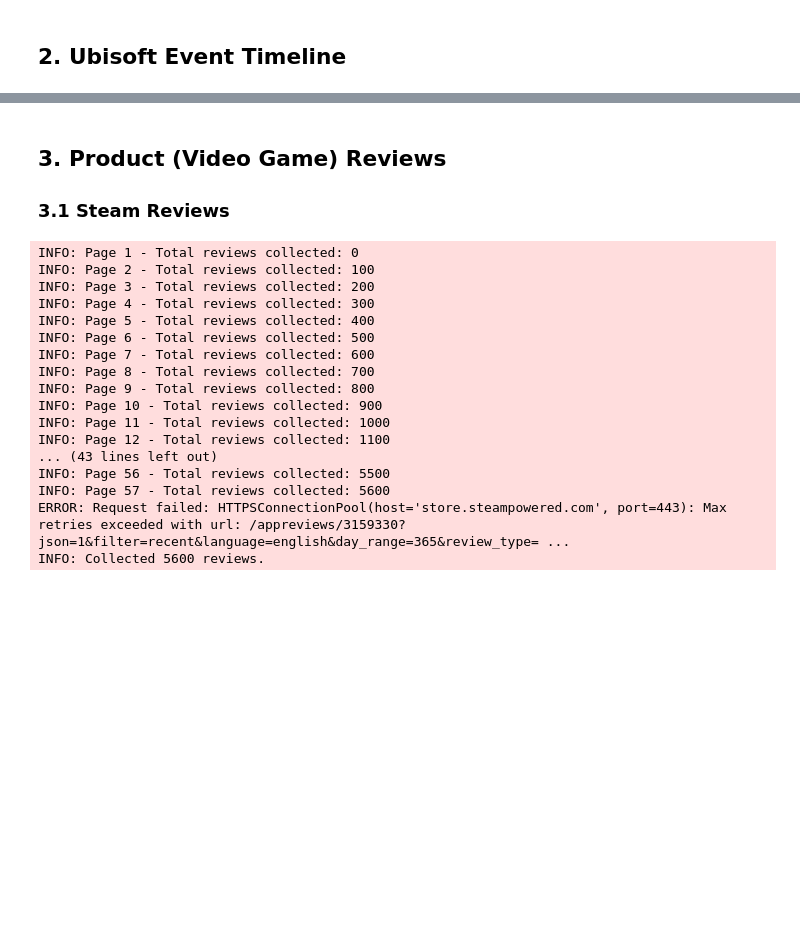
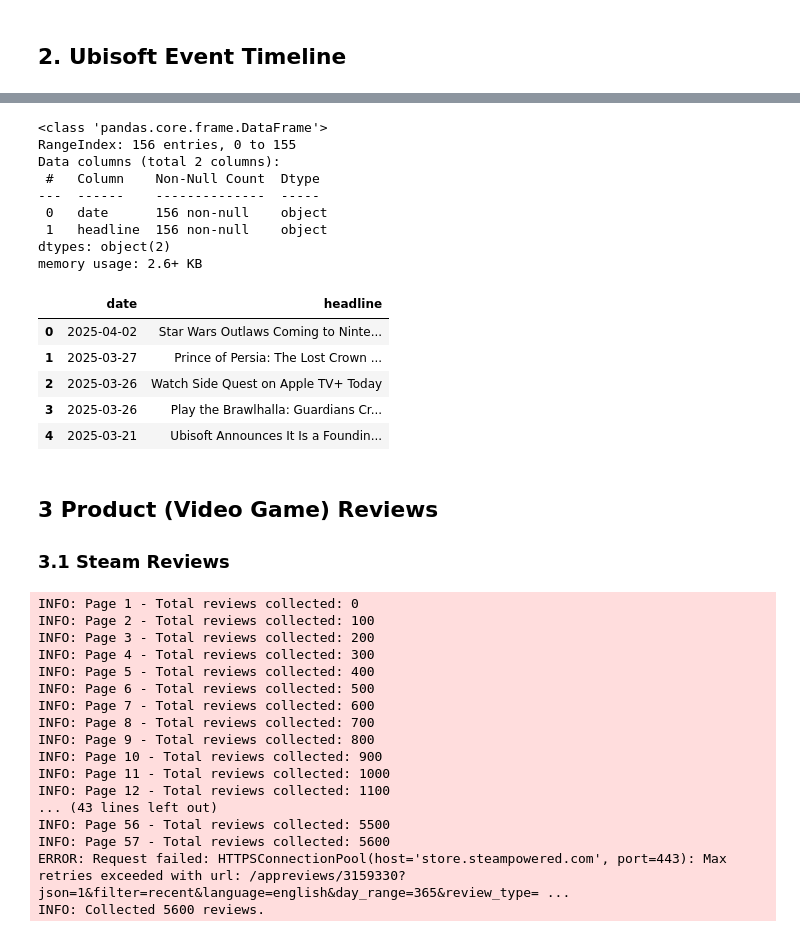
Before and after one commit to SherlockPJR/UCL_MSIN0166_Data_Eng_Individual, a Jupyter notebook: data_collection.ipynb, the cells around one changed output, grey strips where cells are left out. Drawn from its saved outputs; the diff is of its cells as text; code cells hidden in the pictures; blank space fills up the shorter version.

```diff
--- a/data_collection.ipynb
+++ b/data_collection.ipynb
@@ -89,0 +191,19 @@ plt.show()
+# %%
+ubisoft_news_df.info()
+ubisoft_news_df.head()
+# %% [output]
+<class 'pandas.core.frame.DataFrame'>
+RangeIndex: 156 entries, 0 to 155
+Data columns (total 2 columns):
+ #   Column    Non-Null Count  Dtype
+---  ------    --------------  -----
+ 0   date      156 non-null    object
+ 1   headline  156 non-null    object
+dtypes: object(2)
+memory usage: 2.6+ KB
+|  | date | headline |
+| 0 | 2025-04-02 | Star Wars Outlaws Coming to Ninte... |
+| 1 | 2025-03-27 | Prince of Persia: The Lost Crown ... |
+| 2 | 2025-03-26 | Watch Side Quest on Apple TV+ Today |
+| 3 | 2025-03-26 | Play the Brawlhalla: Guardians Cr... |
+| 4 | 2025-03-21 | Ubisoft Announces It Is a Foundin... |
@@ -90,5 +213,5 @@ plt.show()
 # %% [markdown]
-## 3. Product (Video Game) Reviews
+## 3 Product (Video Game) Reviews
 ### 3.1 Steam Reviews
 # %%
 # Configure logging for error awareness and debugging
```
Also changed, not shown: parts of 9 cells of this notebook, 3 other files.
